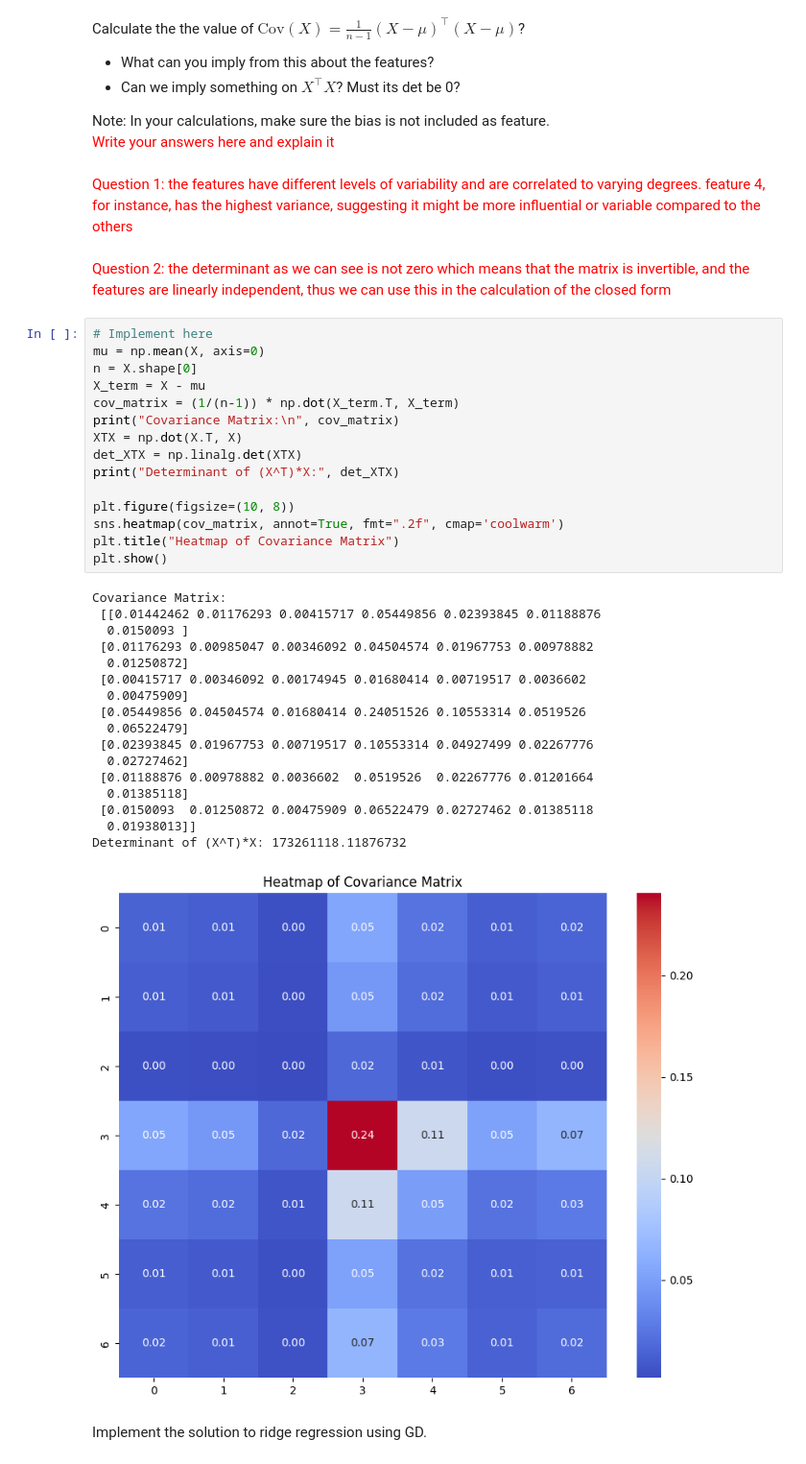
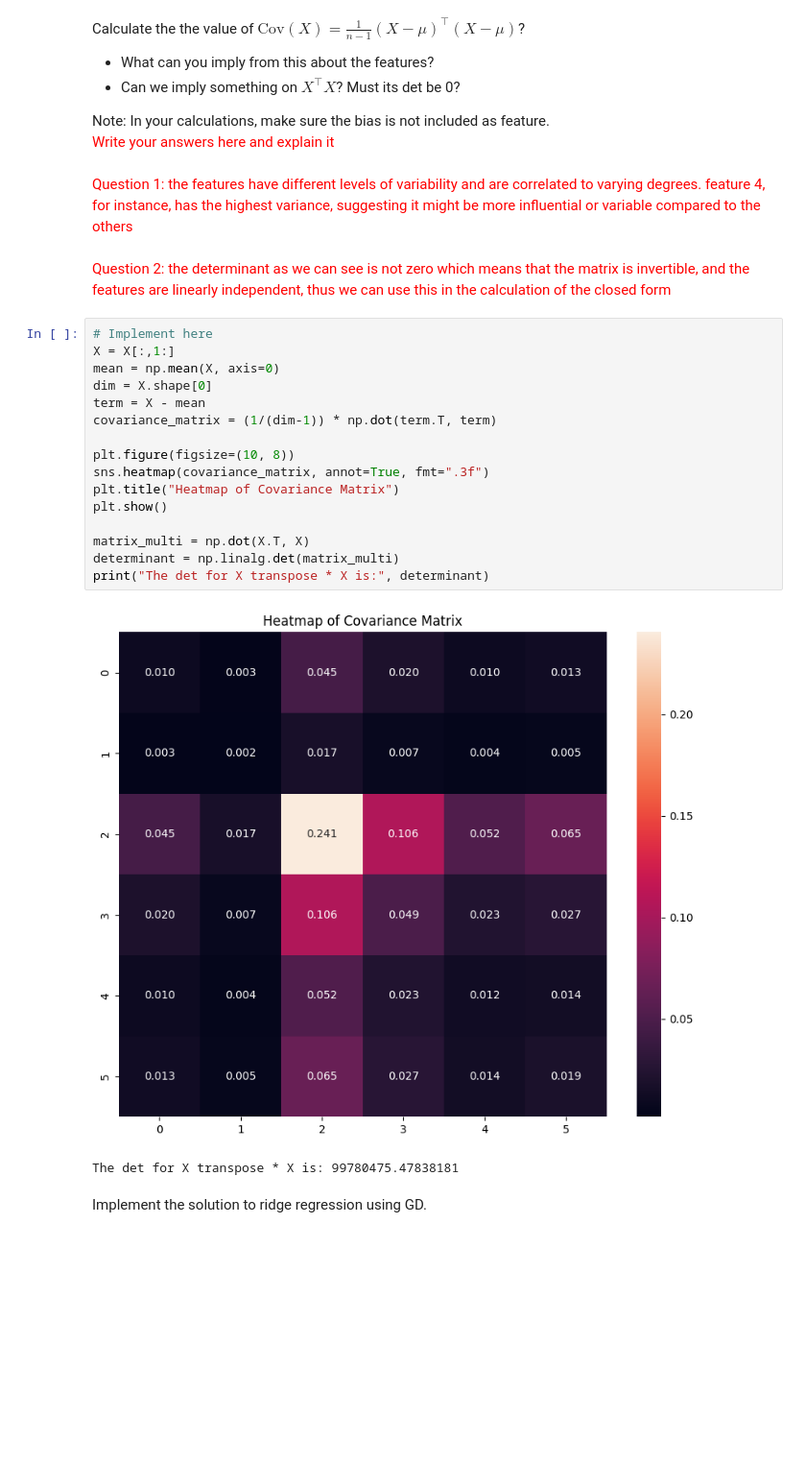
Before and after one commit to RaneemIbra/Machine-Learning, a Jupyter notebook: Intro_To_ML_HW3.ipynb, the cells around one changed output. Shown at 96% size. Drawn from its saved outputs; the diff is of its cells as text; blank space fills up the shorter version.

```diff
--- a/Intro_To_ML_HW3.ipynb
+++ b/Intro_To_ML_HW3.ipynb
@@ -460,37 +460,23 @@ Note: In your calculations, make sure the bias is not included as feature. <br/>
 <font color='red'>Question 2: the determinant as we can see is not zero which means that the matrix is invertible, and the features are linearly independent, thus we can use this in the calculation of the closed form</font>
 # %%
 # Implement here
-mu = np.mean(X, axis=0)
-n = X.shape[0]
-X_term = X - mu
-cov_matrix = (1/(n-1)) * np.dot(X_term.T, X_term)
-print("Covariance Matrix:\n", cov_matrix)
-XTX = np.dot(X.T, X)
-det_XTX = np.linalg.det(XTX)
-print("Determinant of (X^T)*X:", det_XTX)
+X = X[:,1:]
+mean = np.mean(X, axis=0)
+dim = X.shape[0]
+term = X - mean
+covariance_matrix = (1/(dim-1)) * np.dot(term.T, term)
 
 plt.figure(figsize=(10, 8))
-sns.heatmap(cov_matrix, annot=True, fmt=".2f", cmap='coolwarm')
+sns.heatmap(covariance_matrix, annot=True, fmt=".3f")
 plt.title("Heatmap of Covariance Matrix")
 plt.show()
+
+matrix_multi = np.dot(X.T, X)
+determinant = np.linalg.det(matrix_multi)
+print("The det for X transpose * X is:", determinant)
 # %% [output]
+[figure, new version]
-Covariance Matrix:
- [[0.01442462 0.01176293 0.00415717 0.05449856 0.02393845 0.01188876
-  0.0150093 ]
- [0.01176293 0.00985047 0.00346092 0.04504574 0.01967753 0.00978882
-  0.01250872]
- [0.00415717 0.00346092 0.00174945 0.01680414 0.00719517 0.0036602
-  0.00475909]
- [0.05449856 0.04504574 0.01680414 0.24051526 0.10553314 0.0519526
-  0.06522479]
- [0.02393845 0.01967753 0.00719517 0.10553314 0.04927499 0.02267776
-  0.02727462]
- [0.01188876 0.00978882 0.0036602  0.0519526  0.02267776 0.01201664
-  0.01385118]
- [0.0150093  0.01250872 0.00475909 0.06522479 0.02727462 0.01385118
-  0.01938013]]
-Determinant of (X^T)*X: 173261118.11876732
+The det for X transpose * X is: 99780475.47838181
-[figure, old version]
 # %% [markdown]
 Implement the solution to ridge regression using GD.
 # %%
```
Also changed, not shown: 1 other file.
